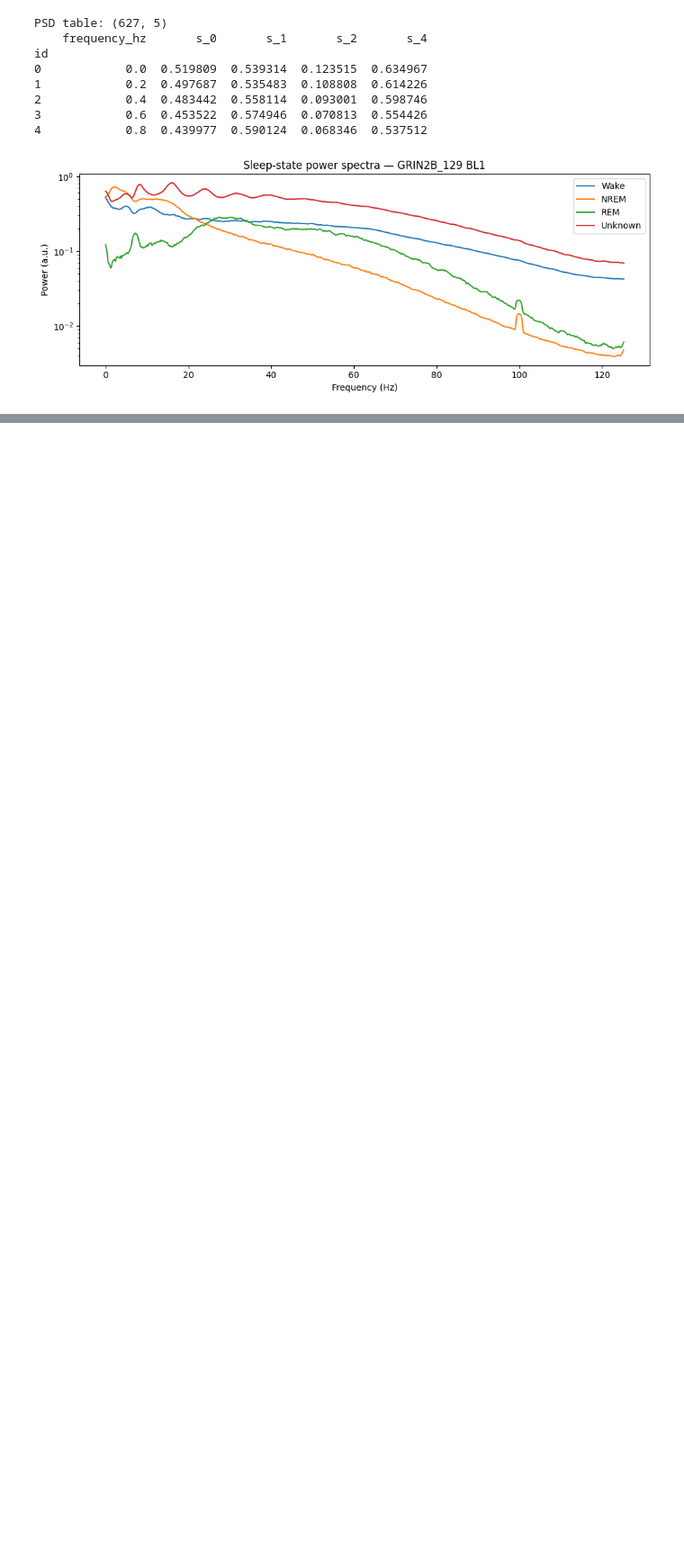
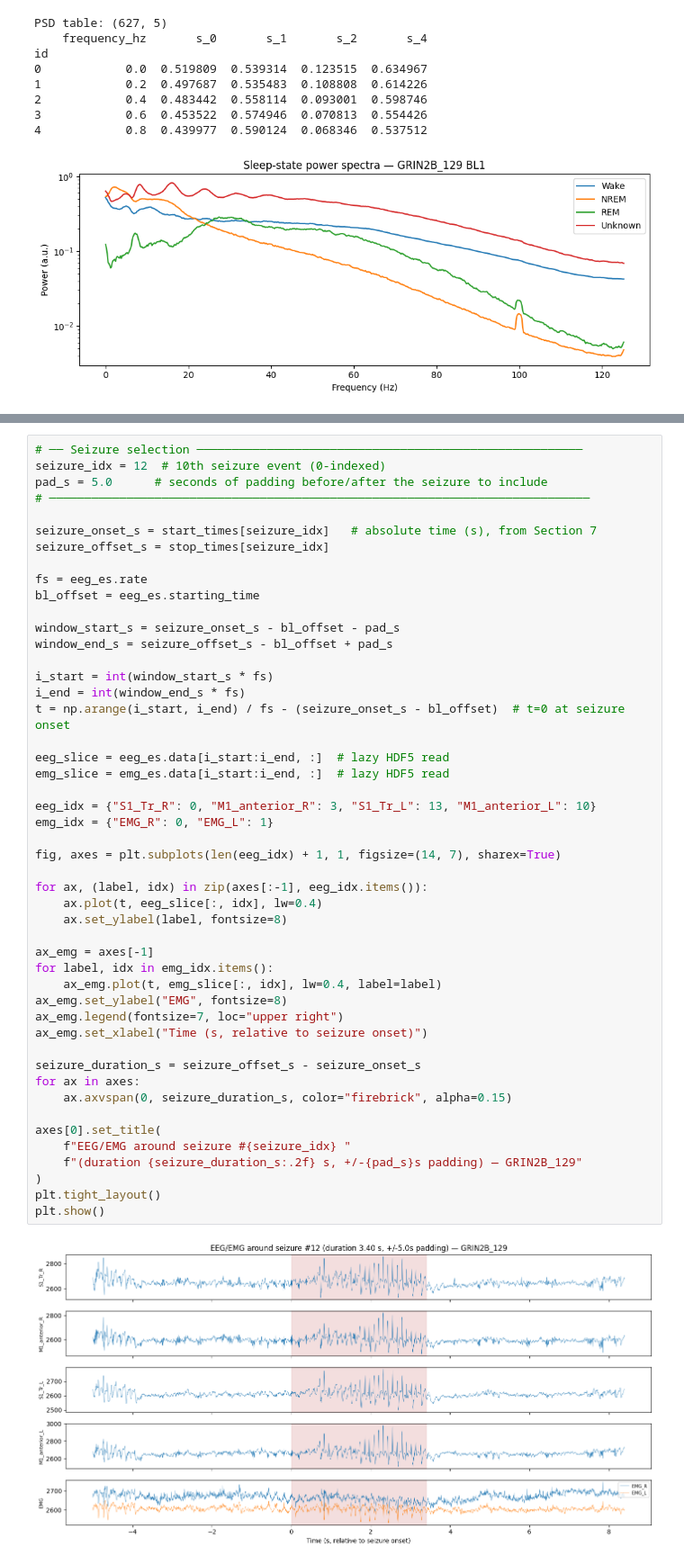
Before and after one commit to catalystneuro/gonzalez-sulser-lab-to-nwb, a Jupyter notebook: notebooks/read_grin2b_nwb.ipynb, the cells around one changed output, grey strips where cells are left out. Shown at 90% size. Drawn from its saved outputs; the diff is of its cells as text; blank space fills up the shorter version.

```diff
--- a/notebooks/read_grin2b_nwb.ipynb
+++ b/notebooks/read_grin2b_nwb.ipynb
@@ -338,0 +421,50 @@ id
+# %%
+# ── Seizure selection ───────────────────────────────────────────────────────
+seizure_idx = 12  # 10th seizure event (0-indexed)
+pad_s = 5.0      # seconds of padding before/after the seizure to include
+# ─────────────────────────────────────────────────────────────────────────────
+
+seizure_onset_s = start_times[seizure_idx]   # absolute time (s), from Section 7
+seizure_offset_s = stop_times[seizure_idx]
+
+fs = eeg_es.rate
+bl_offset = eeg_es.starting_time
+
+window_start_s = seizure_onset_s - bl_offset - pad_s
+window_end_s = seizure_offset_s - bl_offset + pad_s
+
+i_start = int(window_start_s * fs)
+i_end = int(window_end_s * fs)
+t = np.arange(i_start, i_end) / fs - (seizure_onset_s - bl_offset)  # t=0 at seizure onset
+
+eeg_slice = eeg_es.data[i_start:i_end, :]  # lazy HDF5 read
+emg_slice = emg_es.data[i_start:i_end, :]  # lazy HDF5 read
+
+eeg_idx = {"S1_Tr_R": 0, "M1_anterior_R": 3, "S1_Tr_L": 13, "M1_anterior_L": 10}
+emg_idx = {"EMG_R": 0, "EMG_L": 1}
+
+fig, axes = plt.subplots(len(eeg_idx) + 1, 1, figsize=(14, 7), sharex=True)
+
+for ax, (label, idx) in zip(axes[:-1], eeg_idx.items()):
+    ax.plot(t, eeg_slice[:, idx], lw=0.4)
+    ax.set_ylabel(label, fontsize=8)
+
+ax_emg = axes[-1]
+for label, idx in emg_idx.items():
+    ax_emg.plot(t, emg_slice[:, idx], lw=0.4, label=label)
+ax_emg.set_ylabel("EMG", fontsize=8)
+ax_emg.legend(fontsize=7, loc="upper right")
+ax_emg.set_xlabel("Time (s, relative to seizure onset)")
+
+seizure_duration_s = seizure_offset_s - seizure_onset_s
+for ax in axes:
+    ax.axvspan(0, seizure_duration_s, color="firebrick", alpha=0.15)
+
+axes[0].set_title(
+    f"EEG/EMG around seizure #{seizure_idx} "
+    f"(duration {seizure_duration_s:.2f} s, +/-{pad_s}s padding) — GRIN2B_129"
+)
+plt.tight_layout()
+plt.show()
+# %% [output]
+[figure, added]
```
Also changed, not shown: parts of 18 cells of this notebook.
